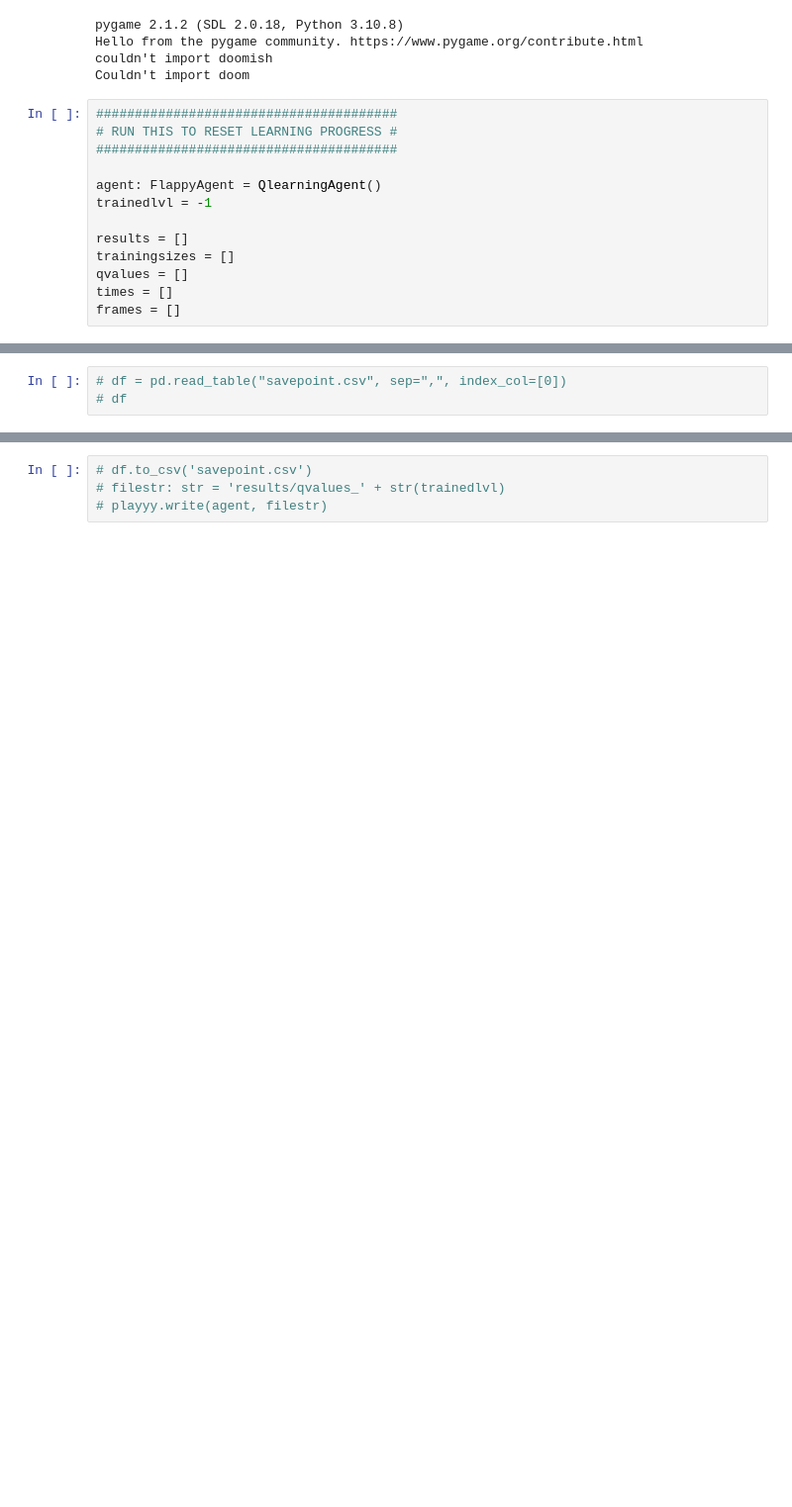
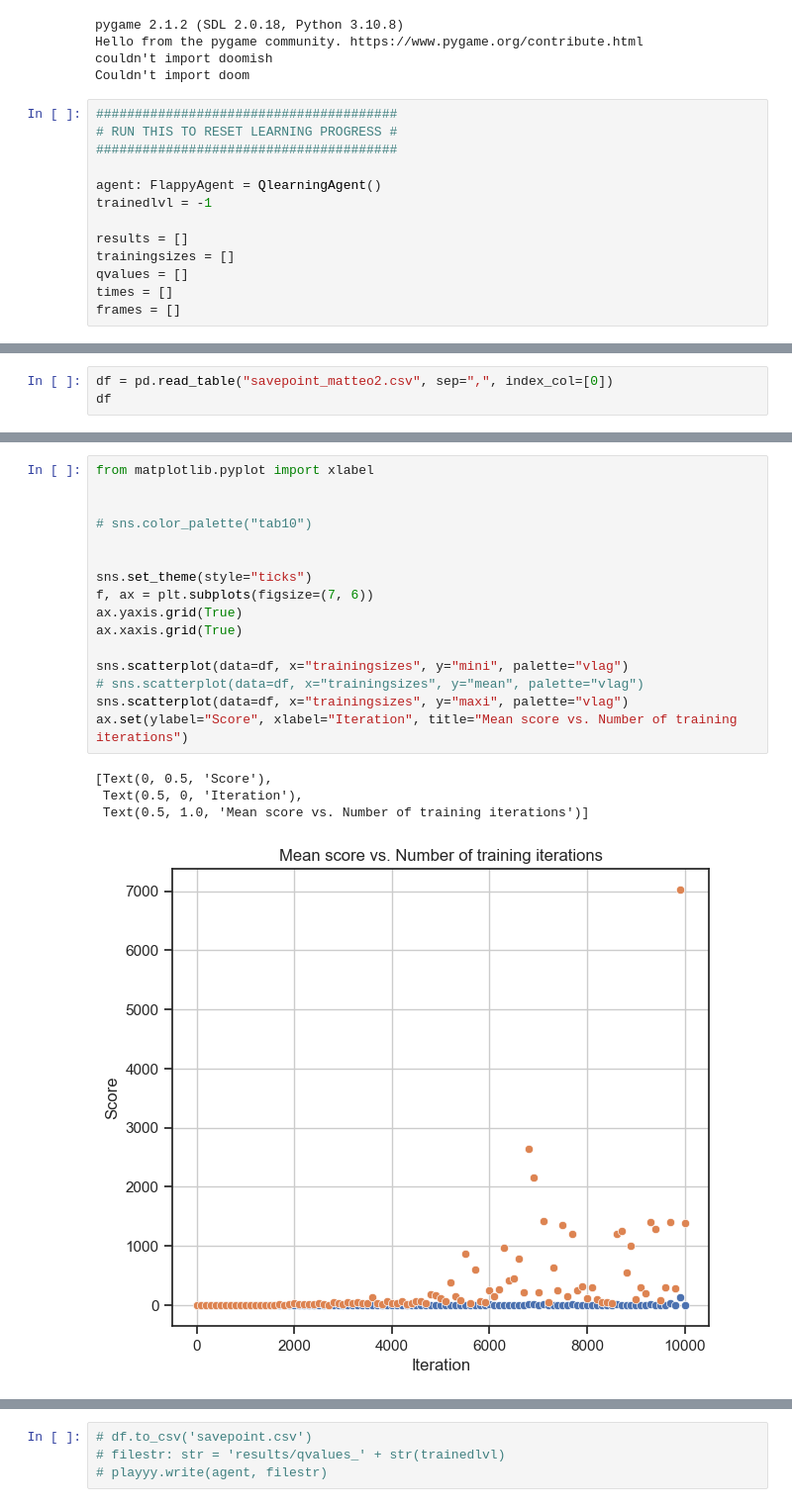
Before and after one commit to HR-Machine-Learning/RL_FlappyBird, a Jupyter notebook: src/statistics.ipynb, the cells around one changed output, grey strips where cells are left out. Shown: that part at 99% size. Drawn from its saved outputs; the diff is of its cells as text; blank space fills up the shorter version.

Commit message:
plots

```diff
--- a/src/statistics.ipynb
+++ b/src/statistics.ipynb
@@ -135,3 +141,3 @@ df
 # %%
-# df = pd.read_table("savepoint.csv", sep=",", index_col=[0])
-# df
+df = pd.read_table("savepoint_matteo2.csv", sep=",", index_col=[0])
+df
@@ -185,0 +158,21 @@ ax.set(ylabel="Score", xlabel="Iteration", title="Mean score of 100 attempts vs.
+# %%
+from matplotlib.pyplot import xlabel
+
+
+# sns.color_palette("tab10")
+
+
+sns.set_theme(style="ticks")
+f, ax = plt.subplots(figsize=(7, 6))
+ax.yaxis.grid(True)
+ax.xaxis.grid(True)
+
+sns.scatterplot(data=df, x="trainingsizes", y="mini", palette="vlag")
+# sns.scatterplot(data=df, x="trainingsizes", y="mean", palette="vlag")
+sns.scatterplot(data=df, x="trainingsizes", y="maxi", palette="vlag")
+ax.set(ylabel="Score", xlabel="Iteration", title="Mean score vs. Number of training iterations")
+# %% [output]
+[Text(0, 0.5, 'Score'),
+ Text(0.5, 0, 'Iteration'),
+ Text(0.5, 1.0, 'Mean score vs. Number of training iterations')]
+[figure, added]
```
Also changed, not shown: parts of 10 cells of this notebook, 3 other files.
